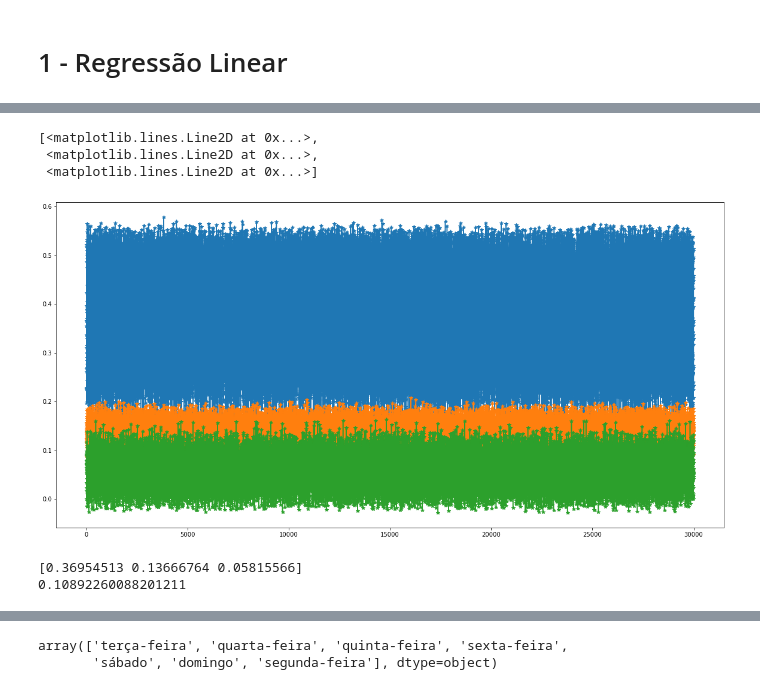
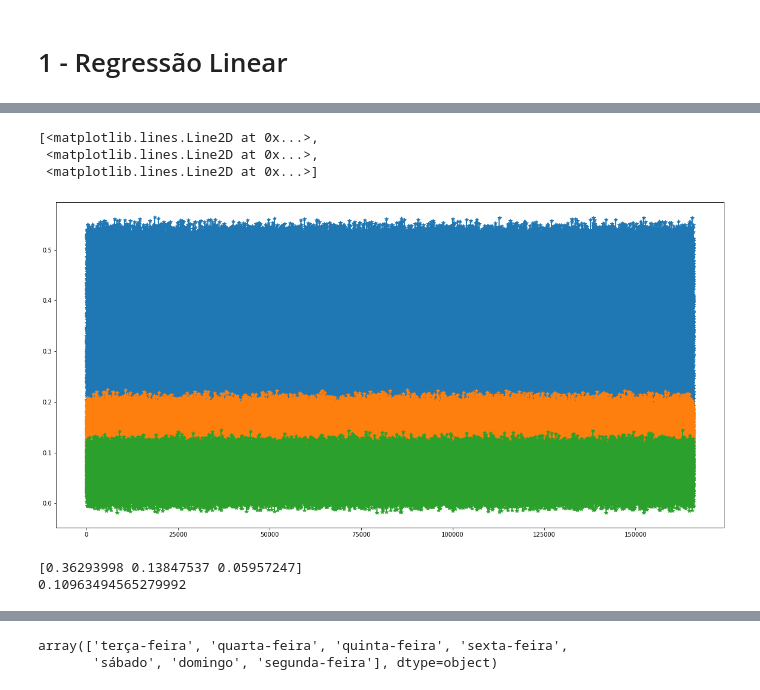
Before and after one commit to RenoirSampaio/DS-FinalProject, a Jupyter notebook: DS_FinalProject.ipynb, the cells around one changed output, grey strips where cells are left out. Saved outputs shown, nothing was run; the diff lists cells and outputs as text; code cells hidden in the pictures.

```diff
--- a/DS_FinalProject.ipynb
+++ b/DS_FinalProject.ipynb
@@ -505,31 +508,31 @@ df_novo.head(5)
 # %%
 from sklearn.linear_model import LinearRegression
 from sklearn.datasets import make_regression
 
 X = df_novo[['br', 'idade','fase_dia','condicao_metereologica','municipio','dia_semana']]
 y = df_novo[['feridos_leves','feridos_graves','mortos']]
 
 model = LinearRegression()
 model.fit(X, y)
 Xnew = []
-for i in range(30000):
+for i in range(165832):
     Xnew.append([np.random.choice(df_aux['br'].unique()),
                  np.random.choice(df_aux['idade'].unique()),
                  np.random.choice(df_aux['fase_dia'].unique()),
                  np.random.choice(df_aux['condicao_metereologica'].unique()),
                  np.random.choice(df_aux['municipio'].unique()),
                  np.random.choice(df_aux['dia_semana'].unique())])
 Xnew
 
 ynew = model.predict(Xnew)
 
 plt.figure(figsize=(20,10))
 plt.plot(ynew,'*-')
 # %% [output]
 [<matplotlib.lines.Line2D at 0x...>,
  <matplotlib.lines.Line2D at 0x...>,
  <matplotlib.lines.Line2D at 0x...>]
-[figure, old version]
+[figure, new version]
 # %%
 #'feridos_leves','feridos_graves','mortos'
 medias = np.mean(ynew,axis=0)
@@ -539,5 +542,5 @@ print(media_pesos)
 # Tratar isso com uma média geral
 # Os pesos dão mais importância aos casos mais raros
 # %% [output]
-[0.36954513 0.13666764 0.05815566]
-0.10892260088201211
+[0.36293998 0.13847537 0.05957247]
+0.10963494565279992
```
Also changed, not shown: parts of 22 cells of this notebook.
